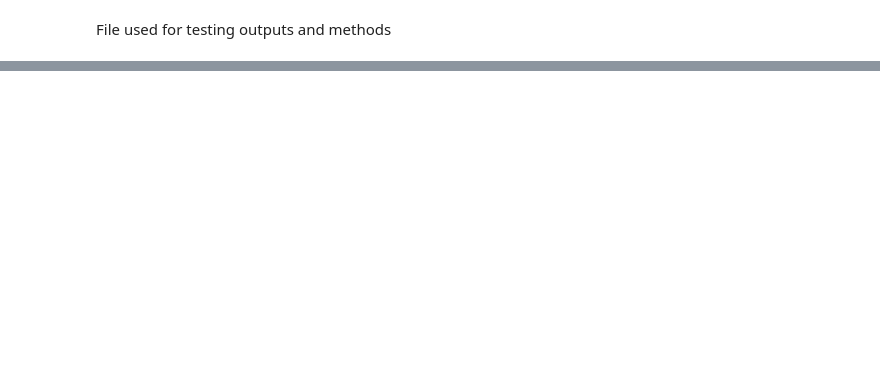
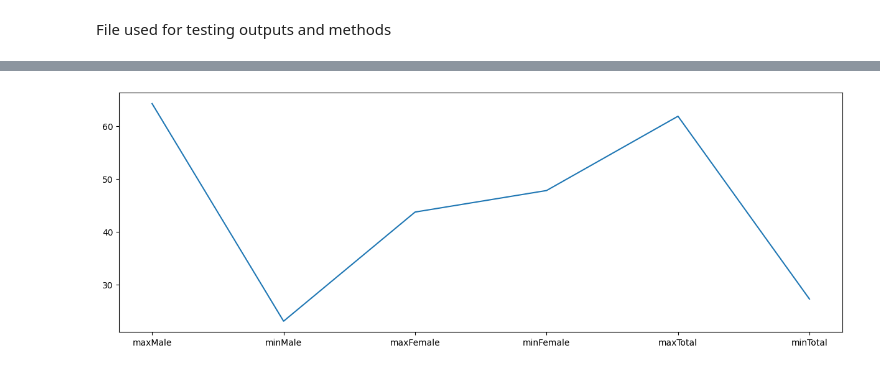
Before and after one commit to Ali0kr/dat5902_final_project, a Jupyter notebook: testing.ipynb, the cells around one changed output, grey strips where cells are left out. Saved outputs shown, nothing was run; the diff lists cells and outputs as text; code cells hidden in the pictures; blank space fills up the shorter version.

```diff
--- a/testing.ipynb
+++ b/testing.ipynb
@@ -42,8 +23,12 @@ y24
 # %%
 #Function to print max and min values for each column as a dataframe
-def maxMinValuesReturn (df):
+def maxMinValuesReturnMonthly (df):
     maxMale = df[df['Male%']==df['Male%'].max()]
     maxMale['Index'] = 'maxMale'
+    print(maxMale)
+    temp = getLocationNames(df,maxMale)
+    print(temp)
+    maxMale['Location'] = temp
     minMale = df[df['Male%']==df['Male%'].min()]
     minMale['Index'] = 'minMale'
     maxFemale = df[df['Female%']==df['Female%'].max()]
@@ -82,0 +77,8 @@ def maxMinValuesPrint (df):
+# %%
+y25c = maxMinValuesReturn(y25)
+y24c = maxMinValuesReturn(y24)
+y23c = maxMinValuesReturn(y23)
+y22c = maxMinValuesReturn(y22)
+y21c = maxMinValuesReturn(y21)
+y20c = maxMinValuesReturn(y20)
+y24c
@@ -82,0 +104,6 @@ def maxMinValuesPrint (df):
+# %%
+#Creating first plot
+fig,ax = plt.subplots(figsize=(15,5))
+ax = plt.plot(y24c['Male%'])
+# %% [output]
+[figure, added]
```
Also changed, not shown: parts of 5 cells of this notebook.
